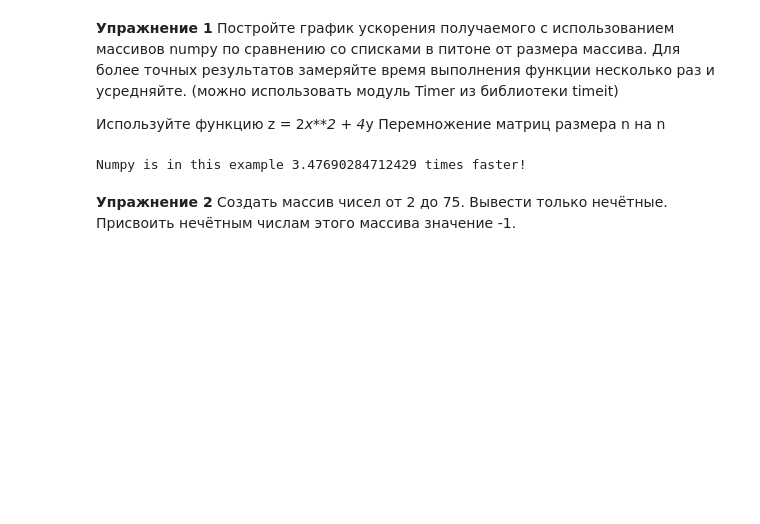
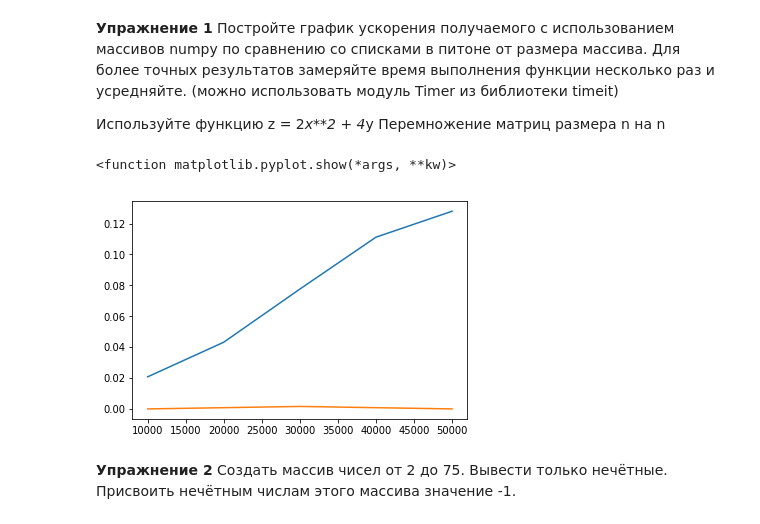
Before and after one commit to KTune/prog_markelova, a Jupyter notebook: 2nd semester/2lab.ipynb, the cells around one changed output. Saved outputs shown, nothing was run; the diff lists cells and outputs as text; code cells hidden in the pictures; blank space fills up the shorter version.

```diff
--- a/2nd semester/2lab.ipynb
+++ b/2nd semester/2lab.ipynb
@@ -415,25 +415,3 @@ Numpy is in this example 14.497795256822787 times faster!
 
 Используйте функцию z = 2*x**2 + 4*y
 Перемножение матриц размера n на n
-# %%
-import time
-
-size_of_vec = 30000
-
-def python():
-    start = time.time()
-    X = range(size_of_vec)
-    Y = range(size_of_vec)
-    Z = [2*X[i]**2 + 4*Y[i] for i in range(len(X)) ]
-    return time.time() - start
-
-def numpy():
-    start = time.time()
-    X = np.arange(size_of_vec)
-    Y = np.arange(size_of_vec)
-    Z = 2*X**2 + 4*Y
-    return time.time() - start
-
-print("Numpy is in this example {} times faster!".format(python()/numpy()))
-# %% [output]
-Numpy is in this example 3.47690284712429 times faster!
@@ -440,3 +423,34 @@ Numpy is in this example 3.47690284712429 times faster!
+# %%
+def np_check():
+    start = time.time()
+    x = np.arange(size_of_vec)
+    y = np.arange(size_of_vec)
+    z = 2*x**2 + 4*y
+    return time.time() - start
+# %%
+def py_check():
+    start = time.time()
+    x = range(size_of_vec)
+    y = range(size_of_vec)
+    z = [2*x[i]**2 + 4*y[i] for i in range(len(x)) ]
+    return time.time() - start
+# %%
+times_py = []
+times_np = []
+size = [10000, 20000, 30000, 40000, 50000]
+for size_of_vec in size:
+    median_py = 0
+    median_np = 0
+    for i in range (5):
+        median_py += py_check()/5
+        median_np += np_check()/5
+    times_py.append(median_py)
+    times_np.append(median_np)
+plt.plot(size, times_py, size, times_np)
+plt.show
+# %% [output]
+<function matplotlib.pyplot.show(*args, **kw)>
+[figure, added]
 # %% [markdown]
 **Упражнение 2**
 Создать массив чисел от 2 до 75. Вывести только нечётные.
```
Also changed, not shown: parts of 4 cells of this notebook.
